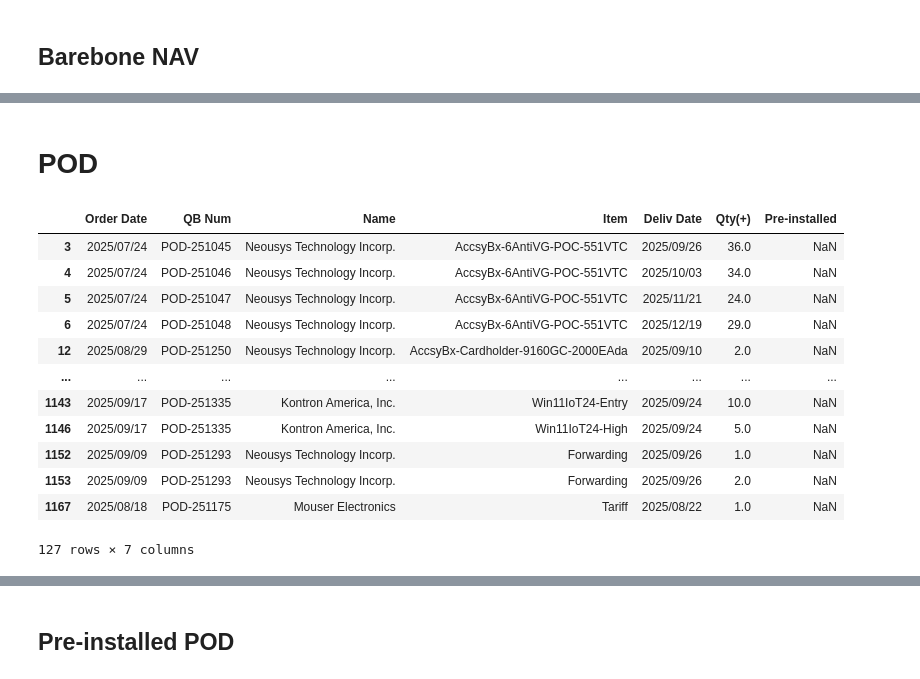
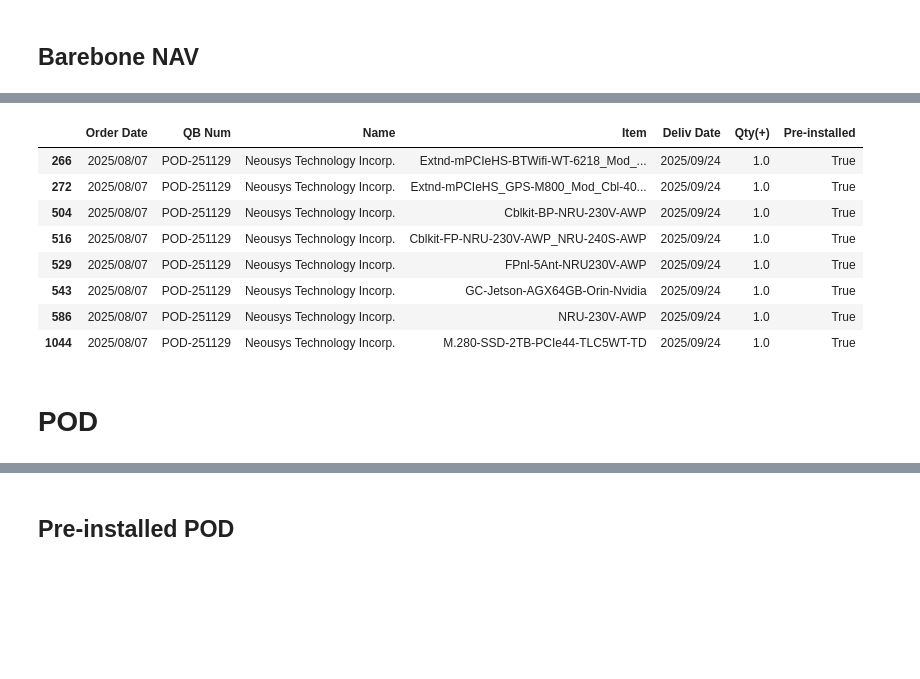
Before and after one commit to playoung2818/LT-Check-Brenda, a Jupyter notebook: Dashboard.ipynb, the cells around one changed output, grey strips where cells are left out. Saved outputs shown, nothing was run; the diff lists cells and outputs as text; code cells hidden in the pictures; blank space fills up the shorter version.

```diff
--- a/Dashboard.ipynb
+++ b/Dashboard.ipynb
@@ -127,3 +148,15 @@ NAV[NAV['Pre-installed'] == False]
+# %%
+pod[pod['QB Num'] == 'POD-251129']
+# %% [output]
+|  | Order Date | QB Num | Name | Item | Deliv Date | Qty(+) | Pre-installed |
+| 266 | 2025/08/07 | POD-251129 | Neousys Technology Incorp. | Extnd-mPCIeHS-BTWifi-WT-6218_Mod_... | 2025/09/24 | 1.0 | True |
+| 272 | 2025/08/07 | POD-251129 | Neousys Technology Incorp. | Extnd-mPCIeHS_GPS-M800_Mod_Cbl-40... | 2025/09/24 | 1.0 | True |
+| 504 | 2025/08/07 | POD-251129 | Neousys Technology Incorp. | Cblkit-BP-NRU-230V-AWP | 2025/09/24 | 1.0 | True |
+| 516 | 2025/08/07 | POD-251129 | Neousys Technology Incorp. | Cblkit-FP-NRU-230V-AWP_NRU-240S-AWP | 2025/09/24 | 1.0 | True |
+| 529 | 2025/08/07 | POD-251129 | Neousys Technology Incorp. | FPnl-5Ant-NRU230V-AWP | 2025/09/24 | 1.0 | True |
+| 543 | 2025/08/07 | POD-251129 | Neousys Technology Incorp. | GC-Jetson-AGX64GB-Orin-Nvidia | 2025/09/24 | 1.0 | True |
+| 586 | 2025/08/07 | POD-251129 | Neousys Technology Incorp. | NRU-230V-AWP | 2025/09/24 | 1.0 | True |
+| 1044 | 2025/08/07 | POD-251129 | Neousys Technology Incorp. | M.280-SSD-2TB-PCIe44-TLC5WT-TD | 2025/09/24 | 1.0 | True |
 # %% [markdown]
 # POD
 # %%
@@ -137,18 +170,4 @@ lookup = (
 # 2. Map onto pod
 pod['Pre-installed'] = pod['QB Num'].map(lookup)
 # %%
-pod[pod['Pre-installed'].isna()]
+NApod = pod[pod['Pre-installed'].isna()].to_excel('NApod.xlsx',index=False) ## POD that does not show in NAV
-# %% [output]
-|  | Order Date | QB Num | Name | Item | Deliv Date | Qty(+) | Pre-installed |
-| 3 | 2025/07/24 | POD-251045 | Neousys Technology Incorp. | AccsyBx-6AntiVG-POC-551VTC | 2025/09/26 | 36.0 | NaN |
-| 4 | 2025/07/24 | POD-251046 | Neousys Technology Incorp. | AccsyBx-6AntiVG-POC-551VTC | 2025/10/03 | 34.0 | NaN |
-| 5 | 2025/07/24 | POD-251047 | Neousys Technology Incorp. | AccsyBx-6AntiVG-POC-551VTC | 2025/11/21 | 24.0 | NaN |
-| 6 | 2025/07/24 | POD-251048 | Neousys Technology Incorp. | AccsyBx-6AntiVG-POC-551VTC | 2025/12/19 | 29.0 | NaN |
-| 12 | 2025/08/29 | POD-251250 | Neousys Technology Incorp. | AccsyBx-Cardholder-9160GC-2000EAda | 2025/09/10 | 2.0 | NaN |
-| ... | ... | ... | ... | ... | ... | ... | ... |
-| 1143 | 2025/09/17 | POD-251335 | Kontron America, Inc. | Win11IoT24-Entry | 2025/09/24 | 10.0 | NaN |
-| 1146 | 2025/09/17 | POD-251335 | Kontron America, Inc. | Win11IoT24-High | 2025/09/24 | 5.0 | NaN |
-| 1152 | 2025/09/09 | POD-251293 | Neousys Technology Incorp. | Forwarding | 2025/09/26 | 1.0 | NaN |
-| 1153 | 2025/09/09 | POD-251293 | Neousys Technology Incorp. | Forwarding | 2025/09/26 | 2.0 | NaN |
-| 1167 | 2025/08/18 | POD-251175 | Mouser Electronics | Tariff | 2025/08/22 | 1.0 | NaN |
-127 rows × 7 columns
```
Also changed, not shown: parts of 17 cells of this notebook, 2 other files.
